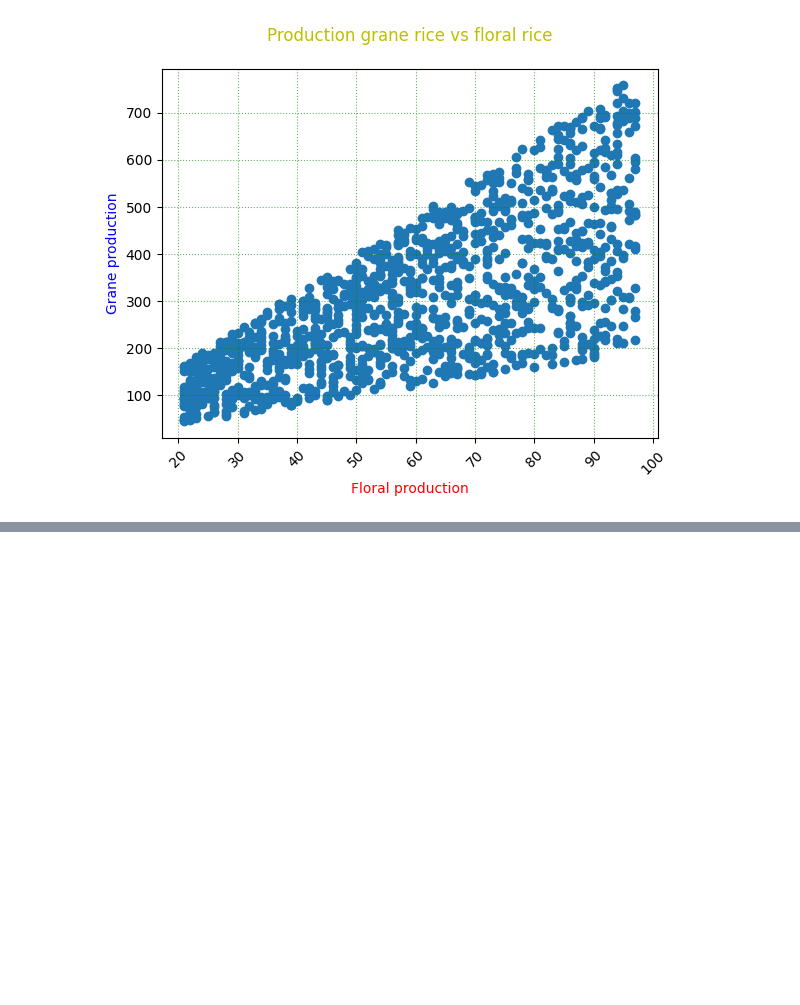
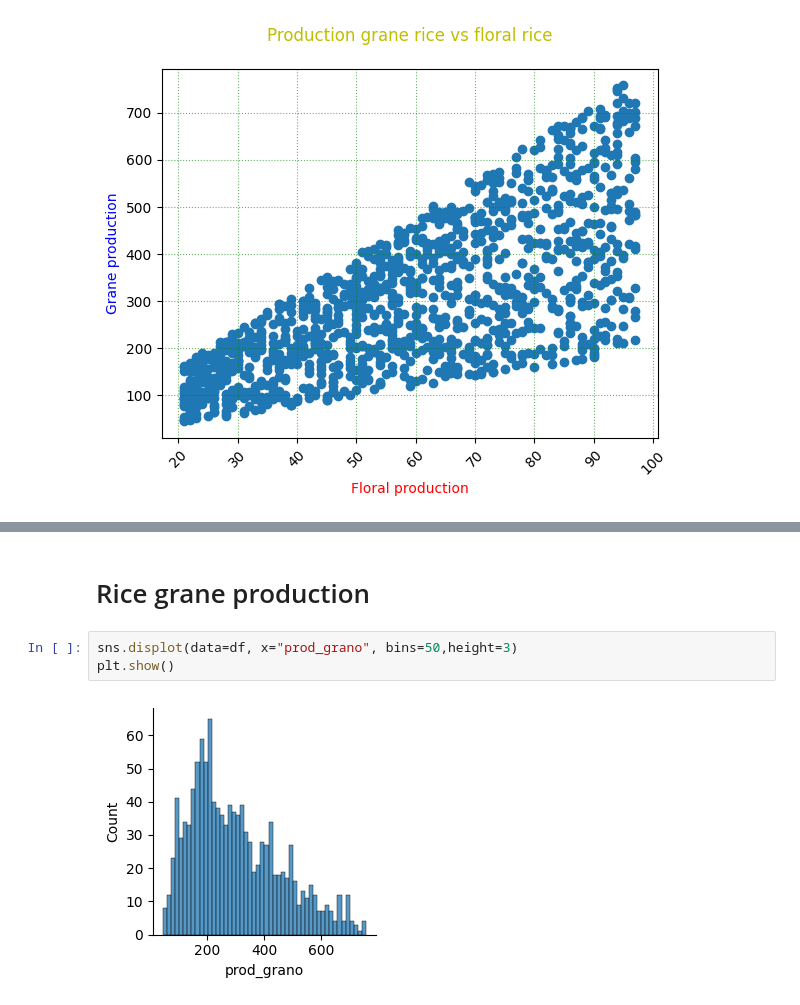
Before and after one commit to EmilianaSeltzer/Exercises_with_Pandas_Functions, a Jupyter notebook: Matplot_rice_graph.ipynb, the cells around one changed output, grey strips where cells are left out. Saved outputs shown, nothing was run; the diff lists cells and outputs as text; blank space fills up the shorter version.

```diff
--- a/Matplot_rice_graph.ipynb
+++ b/Matplot_rice_graph.ipynb
@@ -178,0 +207,7 @@ plt.show()
+# %% [markdown]
+# Rice grane production
+# %%
+sns.displot(data=df, x="prod_grano", bins=50,height=3)
+plt.show()
+# %% [output]
+[figure, added]
```
Also changed, not shown: parts of 11 cells of this notebook.
